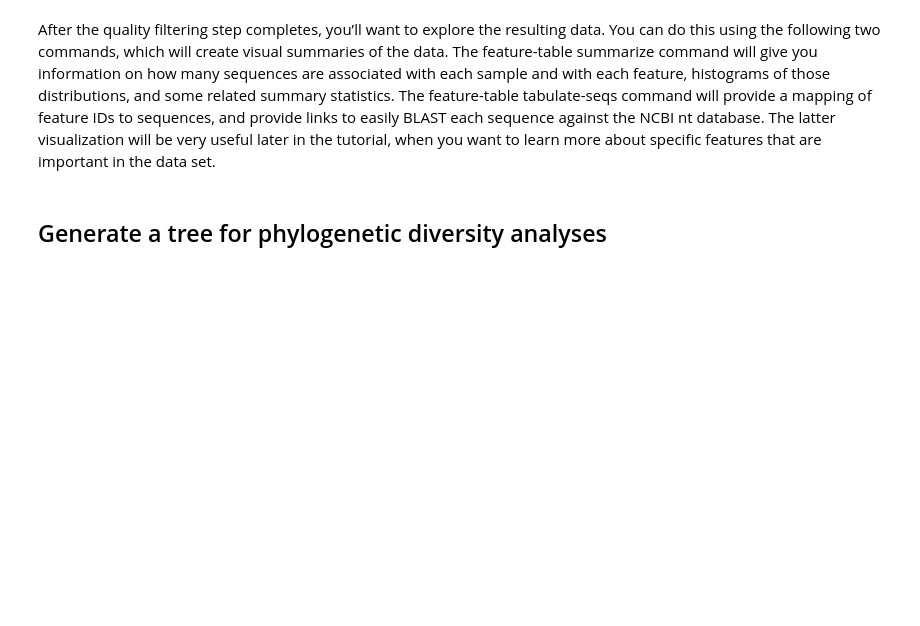
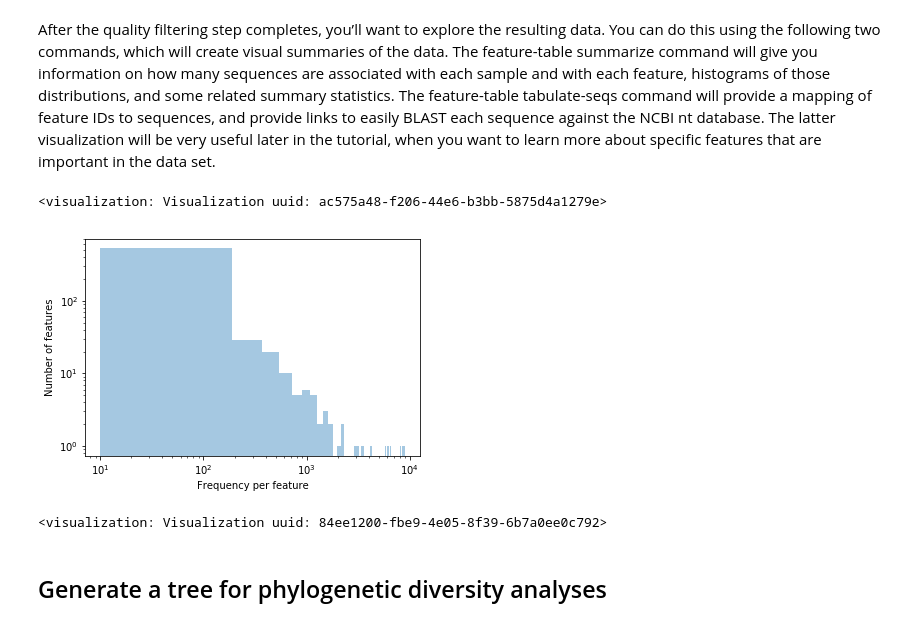
Before and after one commit to tkosciol/q2-notebooks, a Jupyter notebook: q2-moving-pictures.ipynb, the cells around one changed output. Cells and saved outputs as stored; diff of their text form; code cells hidden in the pictures; blank space fills up the shorter version.

```diff
--- a/q2-moving-pictures.ipynb
+++ b/q2-moving-pictures.ipynb
@@ -98,10 +151,15 @@ q2view(deblur_stats)
 After the quality filtering step completes, you’ll want to explore the resulting data. You can do this using the following two commands, which will create visual summaries of the data. The feature-table summarize command will give you information on how many sequences are associated with each sample and with each feature, histograms of those distributions, and some related summary statistics. The feature-table tabulate-seqs command will provide a mapping of feature IDs to sequences, and provide links to easily BLAST each sequence against the NCBI nt database. The latter visualization will be very useful later in the tutorial, when you want to learn more about specific features that are important in the data set.
 # %%
 output_viz = feature_table.visualizers.summarize(deblur_sequences.table)
-q2view(output_viz)
+output_viz.visualization
+# %% [output]
+<visualization: Visualization uuid: ac575a48-f206-44e6-b3bb-5875d4a1279e>
+[figure, added]
 # %%
 deblur_feature_table_summary = feature_table.visualizers.tabulate_seqs(deblur_sequences.representative_sequences)
-q2view(deblur_feature_table_summary)
+deblur_feature_table_summary.visualization
+# %% [output]
+<visualization: Visualization uuid: 84ee1200-fbe9-4e05-8f39-6b7a0ee0c792>
 # %% [markdown]
 ## Generate a tree for phylogenetic diversity analyses
 # %% [markdown]
```
Also changed, not shown: parts of 34 cells of this notebook.
